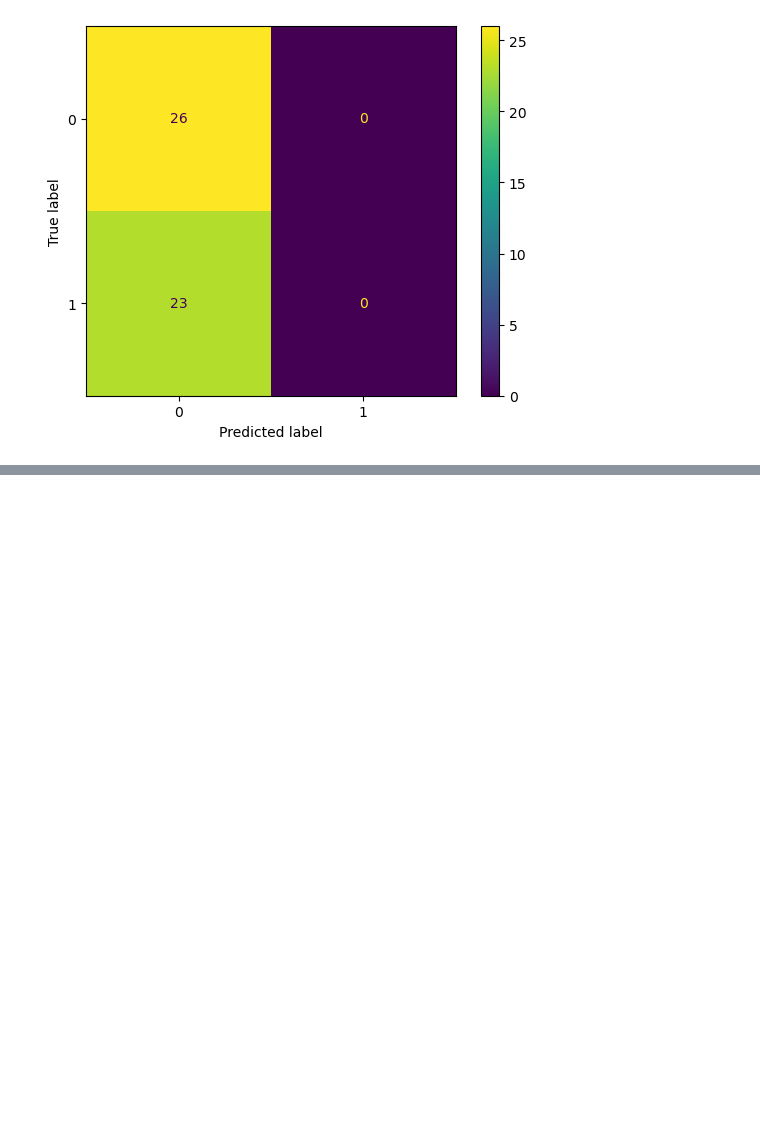
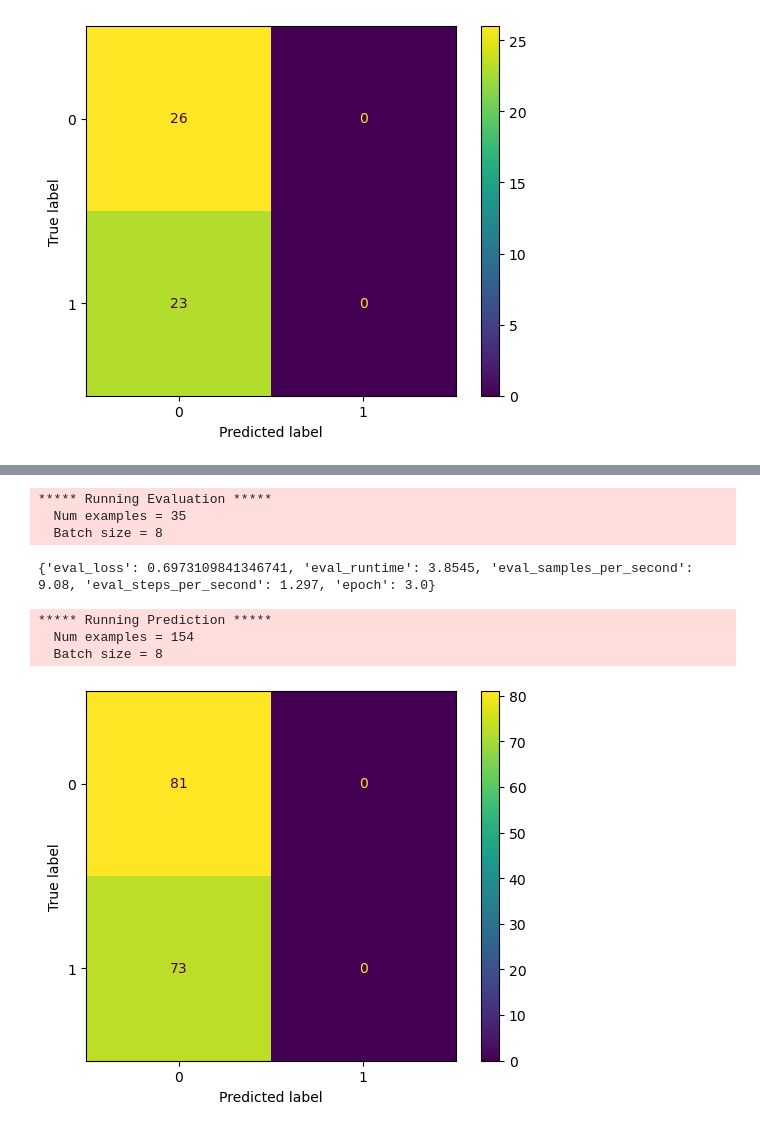
Before and after one commit to anthonyivanier/NLP_ENSAE_Project, a Jupyter notebook: NLP-project.ipynb, the cells around one changed output, grey strips where cells are left out. Saved outputs shown, nothing was run; the diff lists cells and outputs as text; code cells hidden in the pictures; blank space fills up the shorter version.

Commit message:
trained on 10% of data tested on 90%

```diff
--- a/NLP-project.ipynb
+++ b/NLP-project.ipynb
@@ -641,3 +613,5 @@ plt.show()
   Num examples = 49
   Batch size = 8
 [figure]
+# %%
+df_combined_no_nan = df_combined.dropna()
@@ -643,0 +680,22 @@ plt.show()
+# %%
+model = DistilBertForSequenceClassification.from_pretrained('distilbert-base-uncased', num_labels=2)
+
+training_args = TrainingArguments(
+    output_dir='./results',
+    num_train_epochs=3,
+    per_device_train_batch_size=8,
+    per_device_eval_batch_size=8,
+    warmup_steps=500,
+    weight_decay=0.01,
+    logging_dir='./logs',
+    evaluation_strategy='epoch'
+)
+
+trainer = Trainer(
+    model=model,
+    args=training_args,
+    train_dataset=train_dataset,
+    eval_dataset=test_dataset
+)
+
+trainer.train()
@@ -643,0 +739,26 @@ plt.show()
+# %%
+evaluation_results = trainer.evaluate(test_dataset)
+print(evaluation_results)
+# %% [output]
+***** Running Evaluation *****
+  Num examples = 35
+  Batch size = 8
+{'eval_loss': 0.6973109841346741, 'eval_runtime': 3.8545, 'eval_samples_per_second': 9.08, 'eval_steps_per_second': 1.297, 'epoch': 3.0}
+# %%
+from sklearn.metrics import confusion_matrix, ConfusionMatrixDisplay
+import matplotlib.pyplot as plt
+
+# Assuming you have your test labels and predictions
+predictions = trainer.predict(test_dataset)
+predicted_labels = predictions.predictions.argmax(axis=1)
+
+cm = confusion_matrix(labels_test, predicted_labels)
+
+disp = ConfusionMatrixDisplay(confusion_matrix=cm)
+disp.plot()
+plt.show()
+# %% [output]
+***** Running Prediction *****
+  Num examples = 154
+  Batch size = 8
+[figure, added]
```
Also changed, not shown: parts of 3 cells of this notebook, 15 other files.
